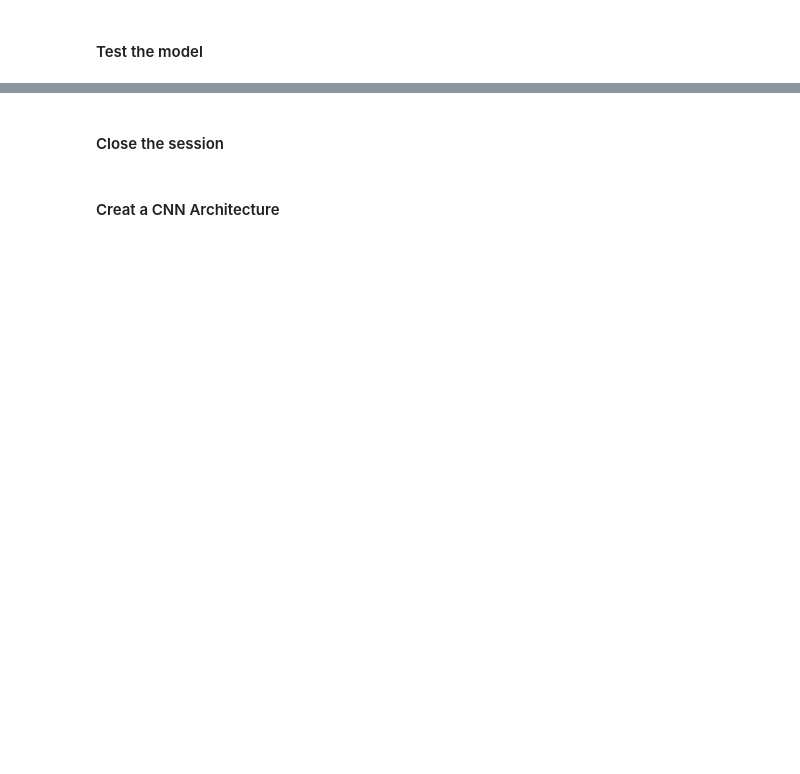
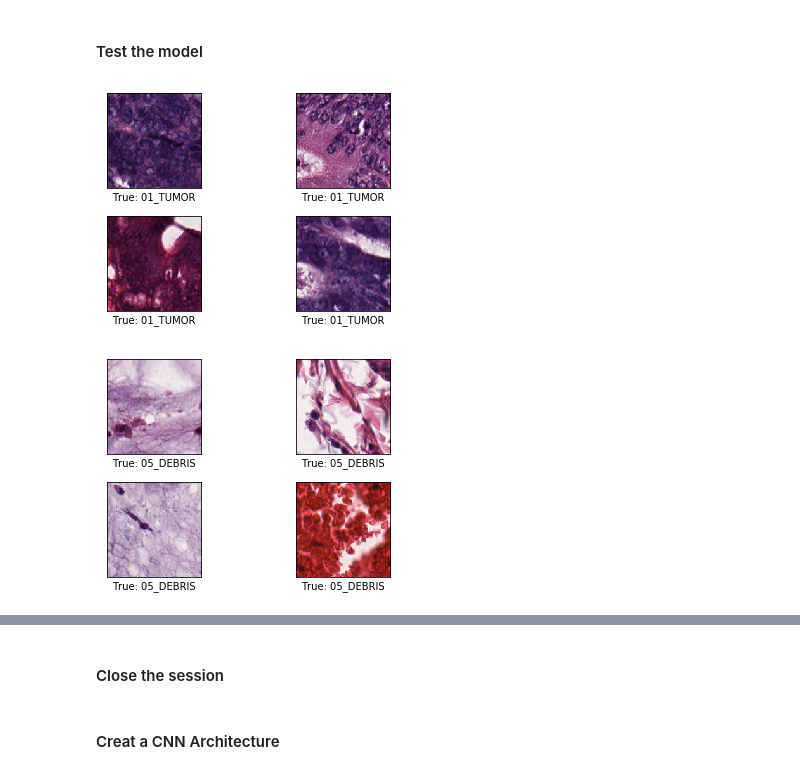
Before and after one commit to julianhatwell/colorect, a Jupyter notebook: colorectalcancer.ipynb, the cells around one changed output, grey strips where cells are left out. Cells and saved outputs as stored; diff of their text form; code cells hidden in the pictures; blank space fills up the shorter version.

Commit message:
plotting test errors

```diff
--- a/colorectalcancer.ipynb
+++ b/colorectalcancer.ipynb
@@ -298,4 +367,12 @@ for i in range(num_classes):
 # %% [markdown]
 #### Test the model
+# %%
+# show some examples, before running the test
+plot_images(test_img_batch[0:4], test_lab_batch[0:4])
+
+plot_images(test_img_batch[250:254], test_lab_batch[250:254])
+# %% [output]
+[figure, added]
+[figure, added]
 # %%
 test_img_batch = np.reshape(session.run(test_img), (-1, image_size_flat), order='C')
```
Also changed, not shown: parts of 6 cells of this notebook.
